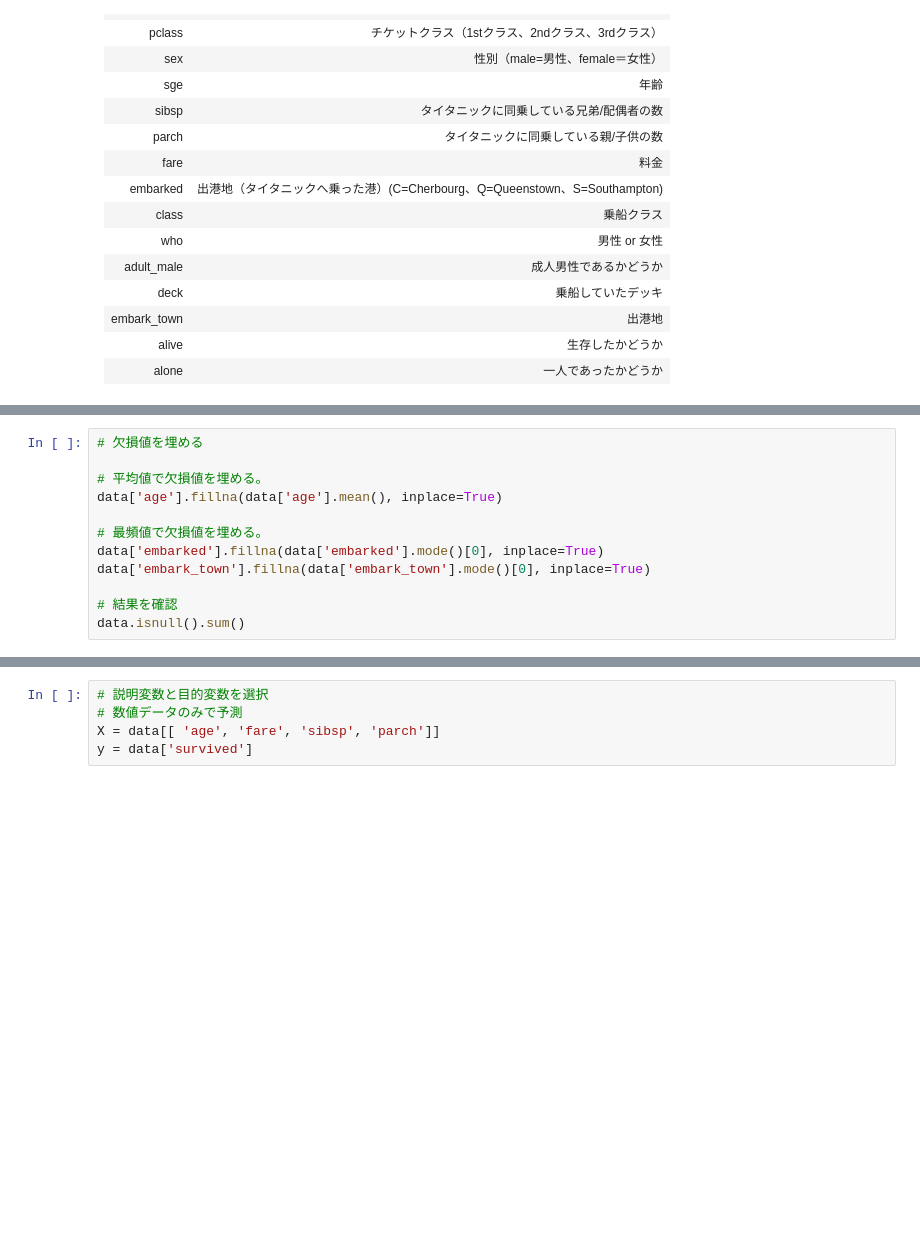
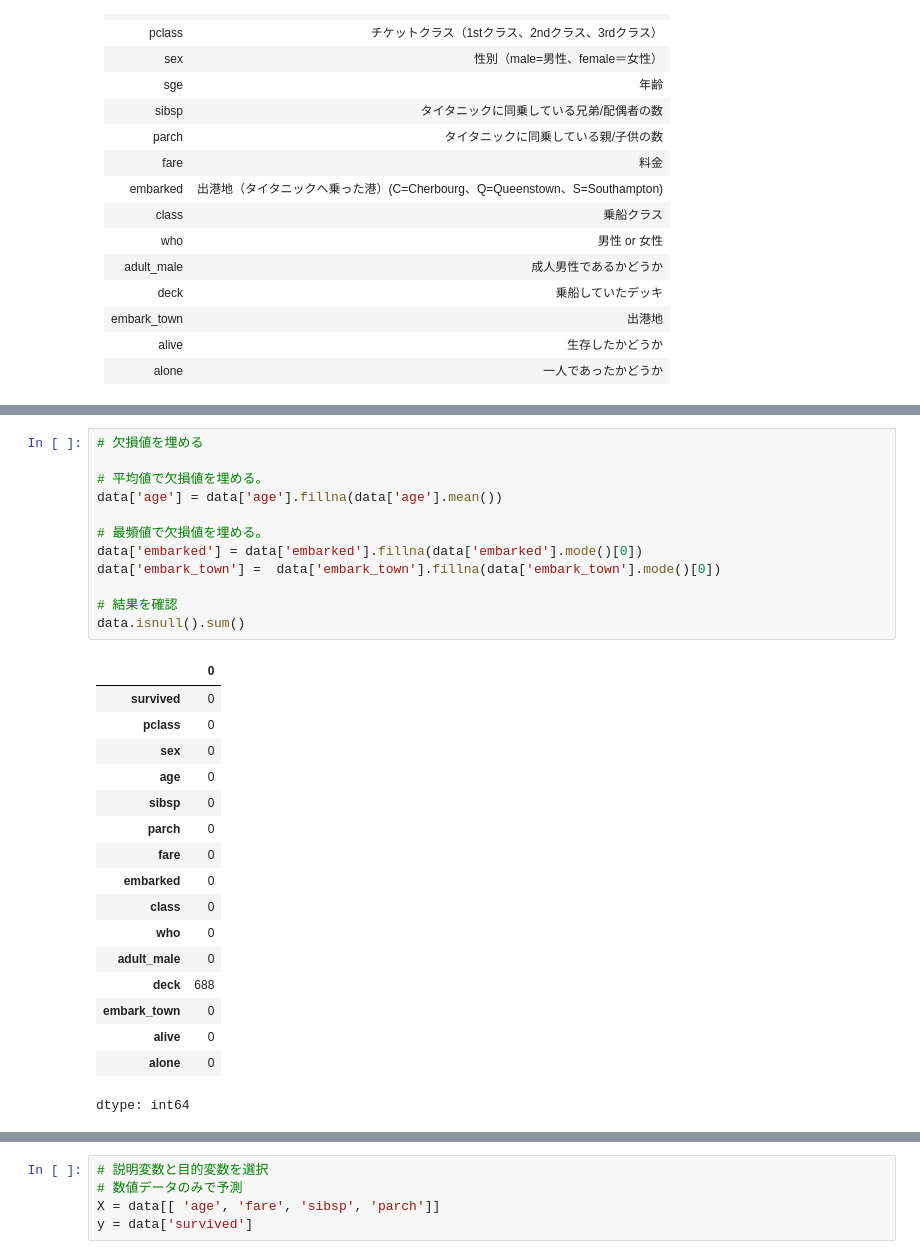
Before and after one commit to yajima-yasutoshi/DataMining2024, a Jupyter notebook: 20241210/分類.ipynb, the cells around one changed output, grey strips where cells are left out. Cells and saved outputs as stored; diff of their text form; blank space fills up the shorter version.

```diff
--- a/20241210/分類.ipynb
+++ b/20241210/分類.ipynb
@@ -519,15 +669,33 @@ data.isnull().sum()
 # %%
 # 欠損値を埋める
 
 # 平均値で欠損値を埋める。
-data['age'].fillna(data['age'].mean(), inplace=True)
+data['age'] = data['age'].fillna(data['age'].mean())
 
 # 最頻値で欠損値を埋める。
-data['embarked'].fillna(data['embarked'].mode()[0], inplace=True)
-data['embark_town'].fillna(data['embark_town'].mode()[0], inplace=True)
+data['embarked'] = data['embarked'].fillna(data['embarked'].mode()[0])
+data['embark_town'] =  data['embark_town'].fillna(data['embark_town'].mode()[0])
 
 # 結果を確認
 data.isnull().sum()
+# %% [output]
+|  | 0 |
+| survived | 0 |
+| pclass | 0 |
+| sex | 0 |
+| age | 0 |
+| sibsp | 0 |
+| parch | 0 |
+| fare | 0 |
+| embarked | 0 |
+| class | 0 |
+| who | 0 |
+| adult_male | 0 |
+| deck | 688 |
+| embark_town | 0 |
+| alive | 0 |
+| alone | 0 |
+dtype: int64
 # %%
 # 基本的な統計情報を表示
 print(data.describe())
```
Also changed, not shown: parts of 29 cells of this notebook.
